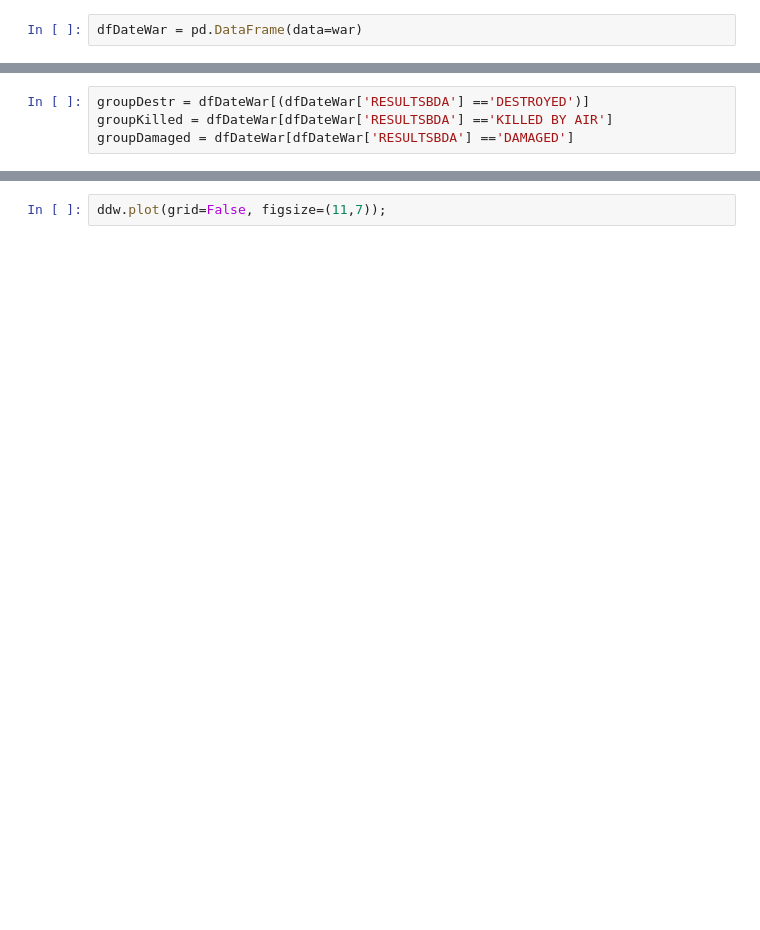
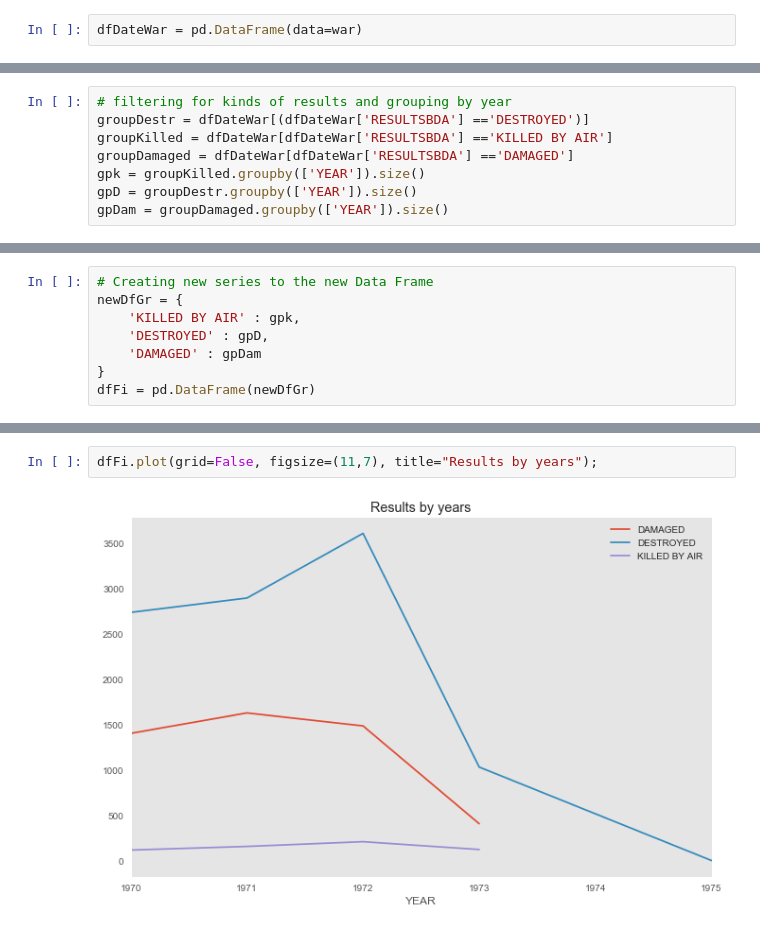
Before and after one commit to felipeferraz14/vietnam-war-bombing-operations, a Jupyter notebook: vietnam_war_operation.ipynb, the cells around one changed output, grey strips where cells are left out. Drawn from its saved outputs; the diff is of its cells as text; blank space fills up the shorter version.

```diff
--- a/vietnam_war_operation.ipynb
+++ b/vietnam_war_operation.ipynb
@@ -153,4 +180,8 @@ groupDamaged = dfDateWar.groupby(['RESULTSBDA', 'YEAR']).size()
 # %%
+# filtering for kinds of results and grouping by year
 groupDestr = dfDateWar[(dfDateWar['RESULTSBDA'] =='DESTROYED')]
 groupKilled = dfDateWar[dfDateWar['RESULTSBDA'] =='KILLED BY AIR']
 groupDamaged = dfDateWar[dfDateWar['RESULTSBDA'] =='DAMAGED']
+gpk = groupKilled.groupby(['YEAR']).size()
+gpD = groupDestr.groupby(['YEAR']).size()
+gpDam = groupDamaged.groupby(['YEAR']).size()
@@ -198,0 +188,8 @@ ddw = pd.DataFrame(dd)
+# %%
+# Creating new series to the new Data Frame
+newDfGr = {
+    'KILLED BY AIR' : gpk,
+    'DESTROYED' : gpD,
+    'DAMAGED' : gpDam
+}
+dfFi = pd.DataFrame(newDfGr)
@@ -199,2 +206,4 @@ ddw = pd.DataFrame(dd)
 # %%
-ddw.plot(grid=False, figsize=(11,7));
+dfFi.plot(grid=False, figsize=(11,7), title="Results by years");
+# %% [output]
+[figure, added]
```
Also changed, not shown: parts of 63 cells of this notebook, 1 other file.
